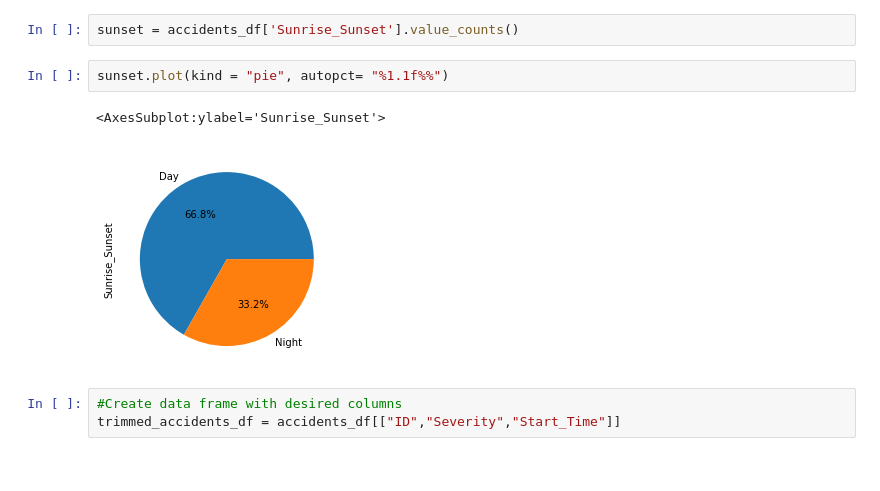
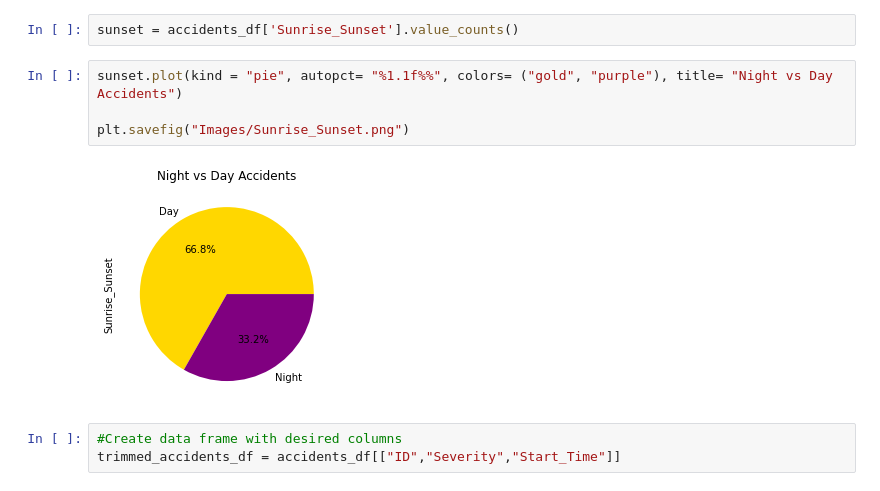
Before and after one commit to EmilyZ9392/Project-1-LJE, a Jupyter notebook: Project-1-LJE/accident_project_time.ipynb, the cells around one changed output. Saved outputs shown, nothing was run; the diff lists cells and outputs as text.

Commit message:
Figure update

```diff
--- a/Project-1-LJE/accident_project_time.ipynb
+++ b/Project-1-LJE/accident_project_time.ipynb
@@ -47,10 +47,11 @@ sun_df
 # %%
 sunset = accidents_df['Sunrise_Sunset'].value_counts()
 # %%
-sunset.plot(kind = "pie", autopct= "%1.1f%%")
+sunset.plot(kind = "pie", autopct= "%1.1f%%", colors= ("gold", "purple"), title= "Night vs Day Accidents")
+
+plt.savefig("Images/Sunrise_Sunset.png")
 # %% [output]
-<AxesSubplot:ylabel='Sunrise_Sunset'>
-[figure, old version]
+[figure, new version]
 # %%
 #Create data frame with desired columns
 trimmed_accidents_df = accidents_df[["ID","Severity","Start_Time"]]
```
Also changed, not shown: parts of 5 cells of this notebook, 3 other files.
